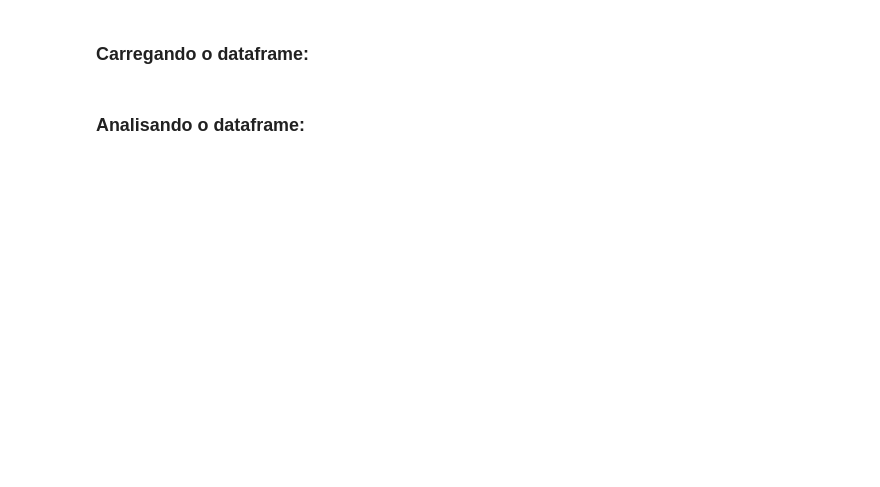
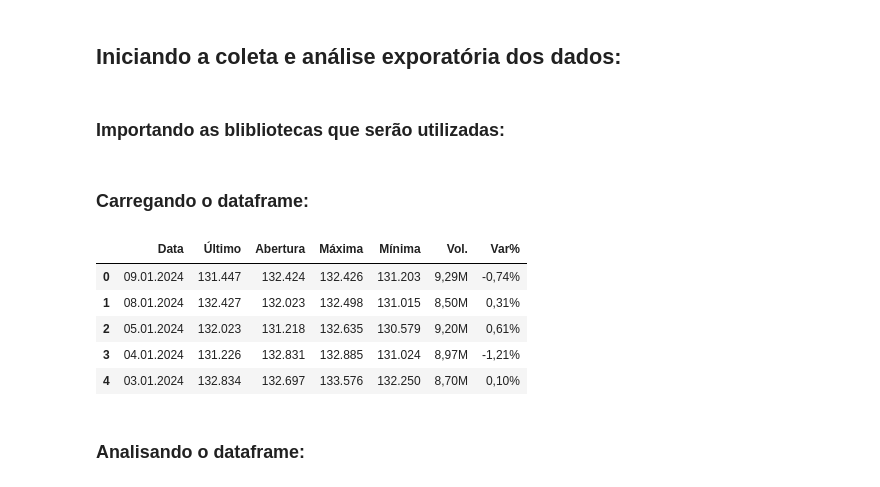
Before and after one commit to alexandre-guerra/Analise-IBOV, a Jupyter notebook: eda.ipynb, the cells around one changed output. Cells and saved outputs as stored; diff of their text form; code cells hidden in the pictures; blank space fills up the shorter version.

```diff
--- a/eda.ipynb
+++ b/eda.ipynb
@@ -0,0 +3,4 @@
+# %% [markdown]
+## Iniciando a coleta e análise exporatória dos dados:
+# %% [markdown]
+### Importando as blibliotecas que serão utilizadas:
@@ -8,3 +22,13 @@ df = utils.preparing_df()
+# %%
+df = pd.read_csv('./Ibovespa.csv')
+df.head()
+# %% [output]
+|  | Data | Último | Abertura | Máxima | Mínima | Vol. | Var% |
+| 0 | 09.01.2024 | 131.447 | 132.424 | 132.426 | 131.203 | 9,29M | -0,74% |
+| 1 | 08.01.2024 | 132.427 | 132.023 | 132.498 | 131.015 | 8,50M | 0,31% |
+| 2 | 05.01.2024 | 132.023 | 131.218 | 132.635 | 130.579 | 9,20M | 0,61% |
+| 3 | 04.01.2024 | 131.226 | 132.831 | 132.885 | 131.024 | 8,97M | -1,21% |
+| 4 | 03.01.2024 | 132.834 | 132.697 | 133.576 | 132.250 | 8,70M | 0,10% |
 # %% [markdown]
 ### Analisando o dataframe:
 # %%
```
Also changed, not shown: parts of 17 cells of this notebook, 2 other files.
